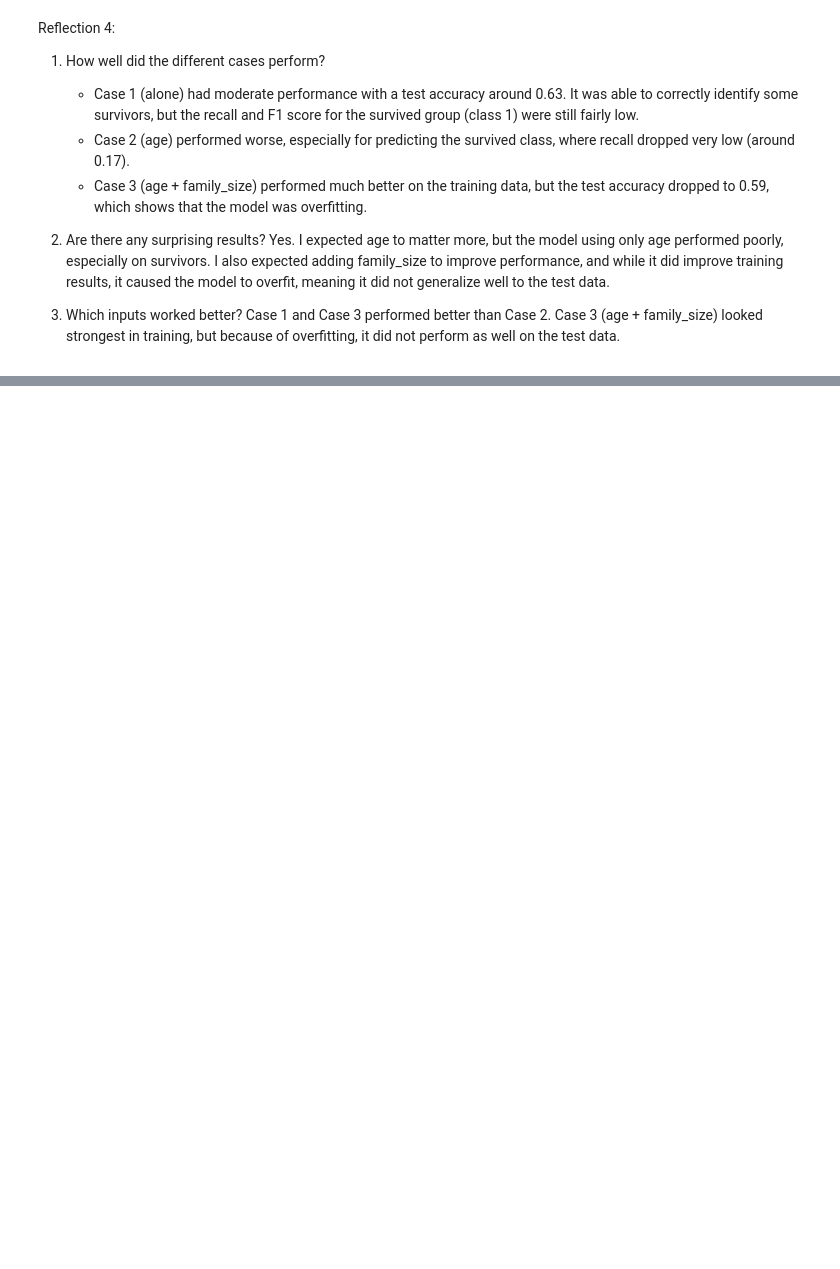
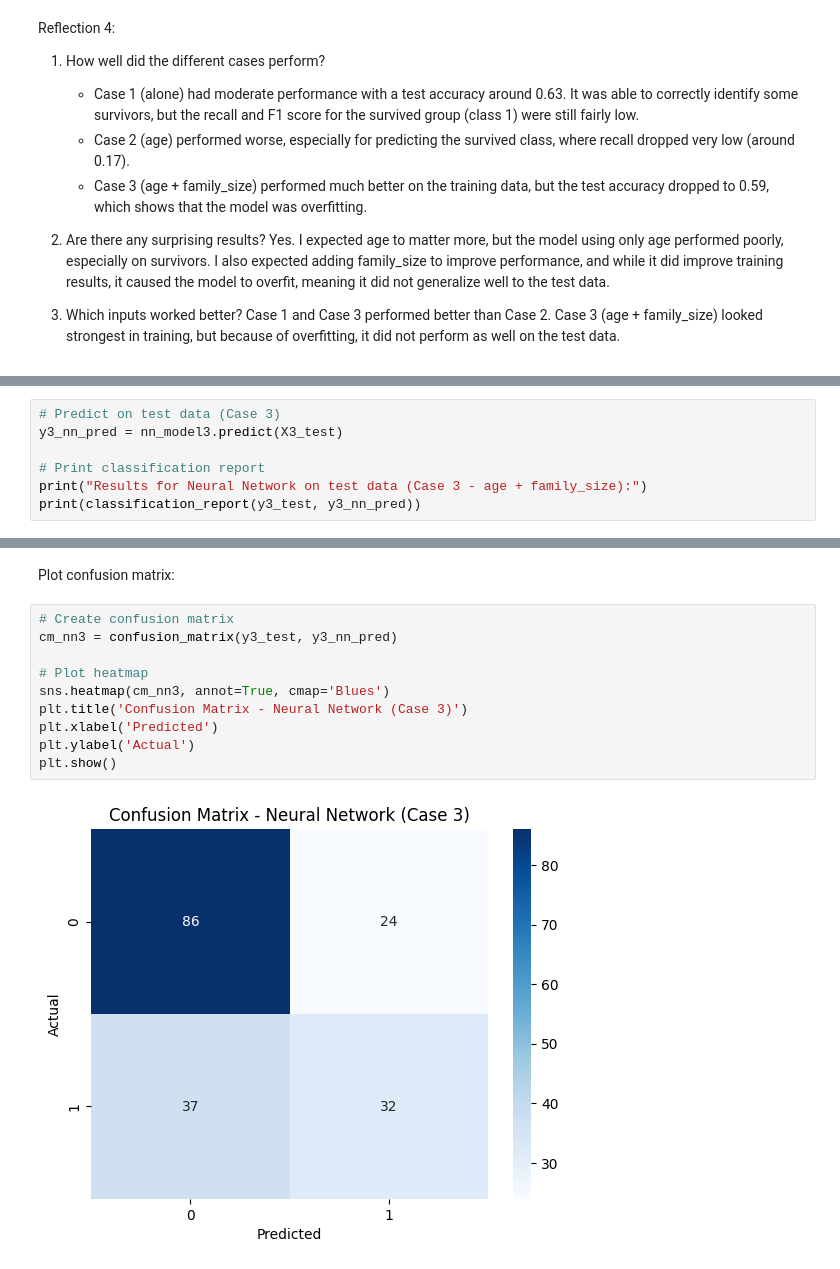
Before and after one commit to ssowers2/applied-ml-sowers, a Jupyter notebook: notebooks/project03/ml03_sowers.ipynb, the cells around one changed output, grey strips where cells are left out. Saved outputs shown, nothing was run; the diff lists cells and outputs as text; blank space fills up the shorter version.

```diff
--- a/notebooks/project03/ml03_sowers.ipynb
+++ b/notebooks/project03/ml03_sowers.ipynb
@@ -421,0 +573,7 @@ Case 1 and Case 3 performed better than Case 2. Case 3 (age + family_size) looke
+# %%
+# Predict on test data (Case 3)
+y3_nn_pred = nn_model3.predict(X3_test)
+
+# Print classification report
+print("Results for Neural Network on test data (Case 3 - age + family_size):")
+print(classification_report(y3_test, y3_nn_pred))
@@ -421,0 +590,14 @@ Case 1 and Case 3 performed better than Case 2. Case 3 (age + family_size) looke
+# %% [markdown]
+Plot confusion matrix:
+# %%
+# Create confusion matrix
+cm_nn3 = confusion_matrix(y3_test, y3_nn_pred)
+
+# Plot heatmap
+sns.heatmap(cm_nn3, annot=True, cmap='Blues')
+plt.title('Confusion Matrix - Neural Network (Case 3)')
+plt.xlabel('Predicted')
+plt.ylabel('Actual')
+plt.show()
+# %% [output]
+[figure, added]
```
Also changed, not shown: parts of 24 cells of this notebook, 1 other file.
